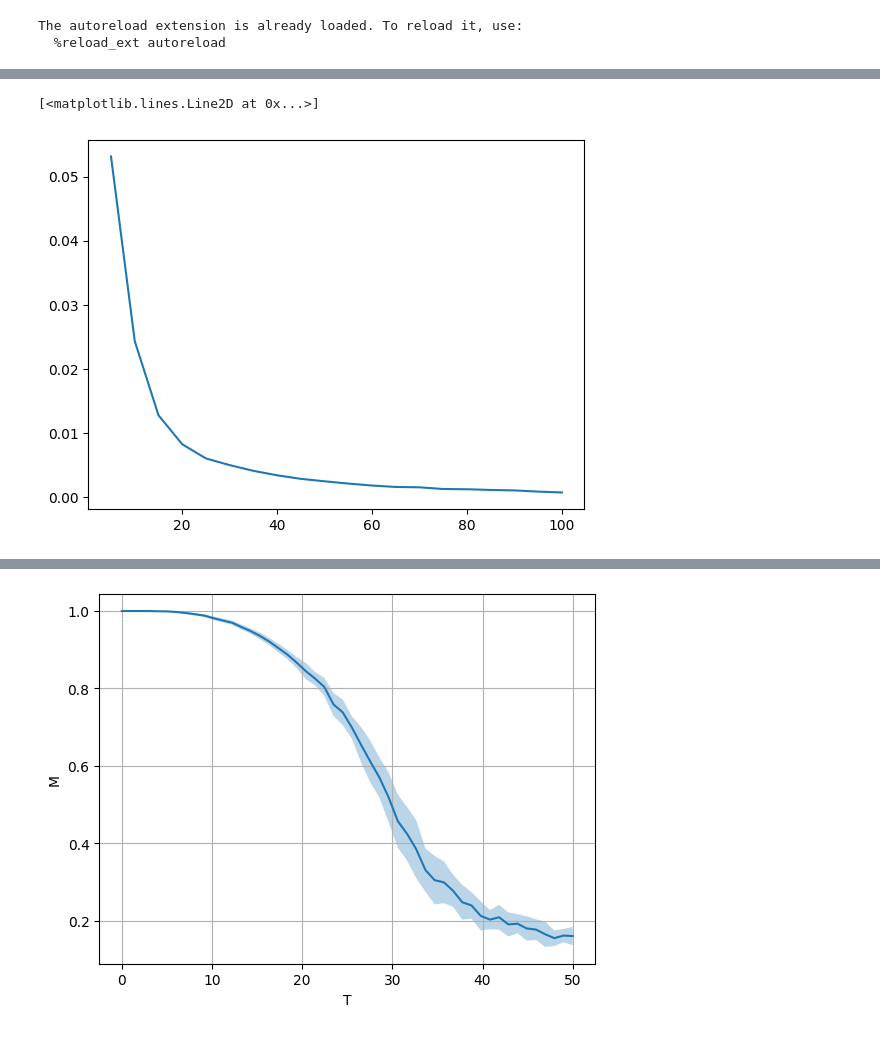
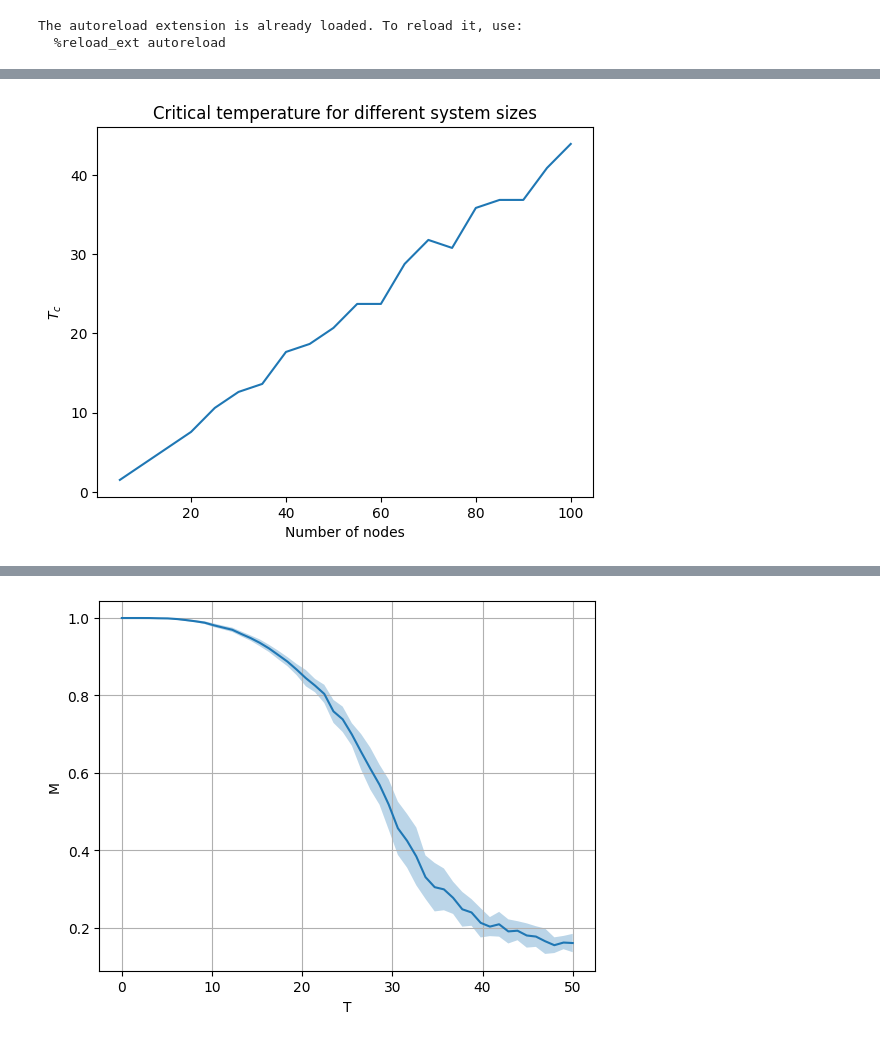
Before and after one commit to mylenevdmaas/CSS2023, a Jupyter notebook: Lotte/run_simulations_lotte.ipynb, the cells around one changed output, grey strips where cells are left out. Drawn from its saved outputs; the diff is of its cells as text; code cells hidden in the pictures.

```diff
--- a/Lotte/run_simulations_lotte.ipynb
+++ b/Lotte/run_simulations_lotte.ipynb
@@ -15,15 +15,19 @@ The autoreload extension is already loaded. To reload it, use:
 # %%
 test_name = 'lotte_test'
 # %%
+c_matrix = conn_matrix_basic(10)
+multi_metropolis(1, 2000, 20, 10, c_matrix)
 temperatures = np.linspace(0.5, 50, 50)
 # %%
-means_mag, stds_mag, means_sus, stds_sus = run_simulation(1, 5000, temperatures, 10)
+
+means_mag, stds_mag, means_sus, stds_sus = run_simulation(1, 5000, temperatures, 10, c_matrix)
 # %%
 ns = [5, 10, 15, 20, 25, 30, 35, 40, 45, 50, 55, 60, 65, 70, 75, 80, 85, 90, 95, 100]
 tcs = []
 peaks = []
 for n in ns:
-    means_mag, stds_mag, means_sus, stds_sus = run_simulation(10, 5000, temperatures, n)
+    c_matrix = conn_matrix_basic(n)
+    means_mag, stds_mag, means_sus, stds_sus = run_simulation(10, 5000, temperatures, n, c_matrix)
     idx = np.argmax(means_sus)
     tcs.append(temperatures[idx])
     peaks.append(means_sus[idx])
@@ -35,5 +34,8 @@ plt.plot(ns, tcs)
-# %%
-plt.plot(ns, peaks)
-# %% [output]
-[<matplotlib.lines.Line2D at 0x...>]
-[figure, removed]
+# %%
+plt.plot(ns, tcs)
+plt.xlabel('Number of nodes')
+plt.ylabel(r'$T_c$')
+plt.title('Critical temperature for different system sizes')
+plt.savefig('critical_t_system_size.png')
+# %% [output]
+[figure, added]
```
Also changed, not shown: parts of 14 cells of this notebook, 7 other files.
